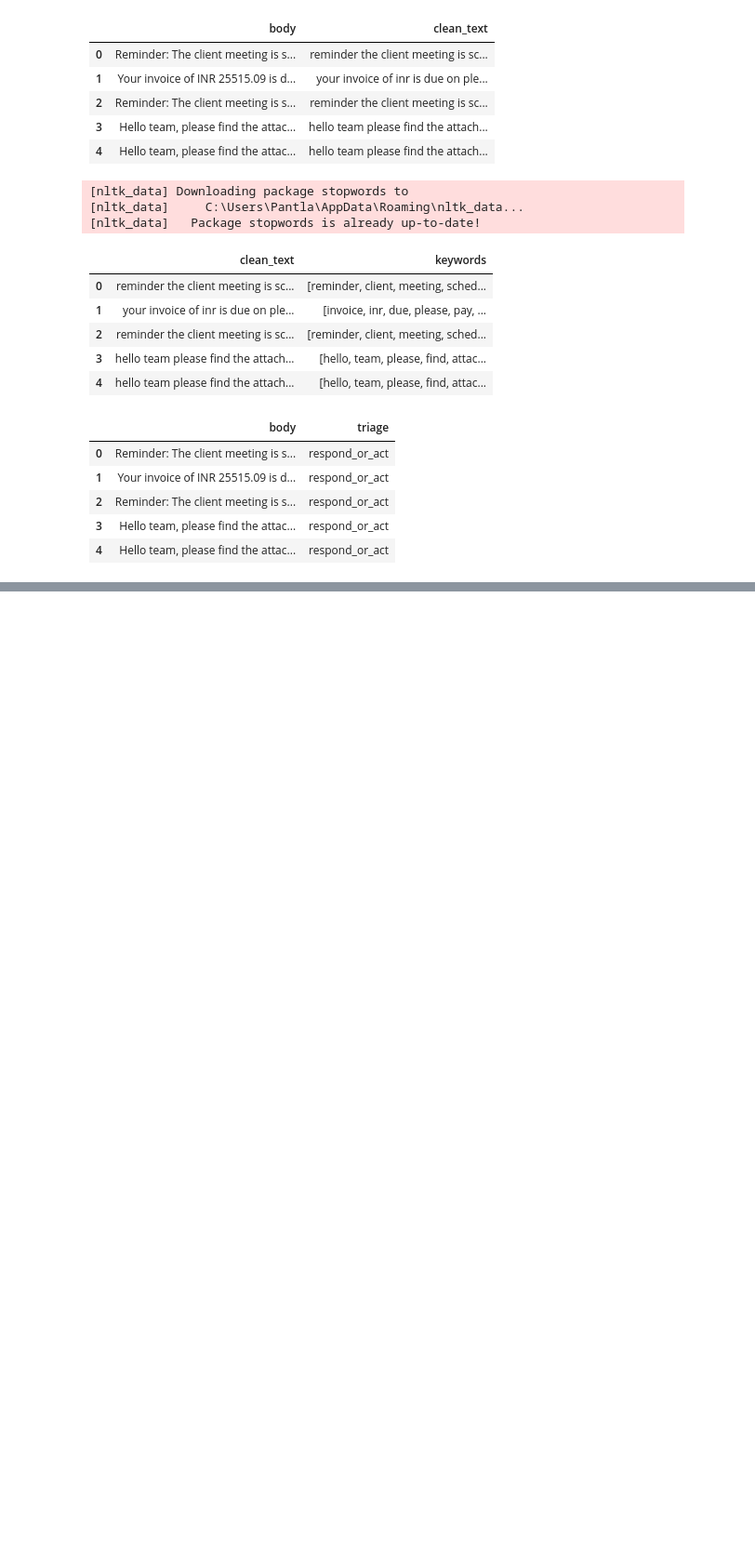
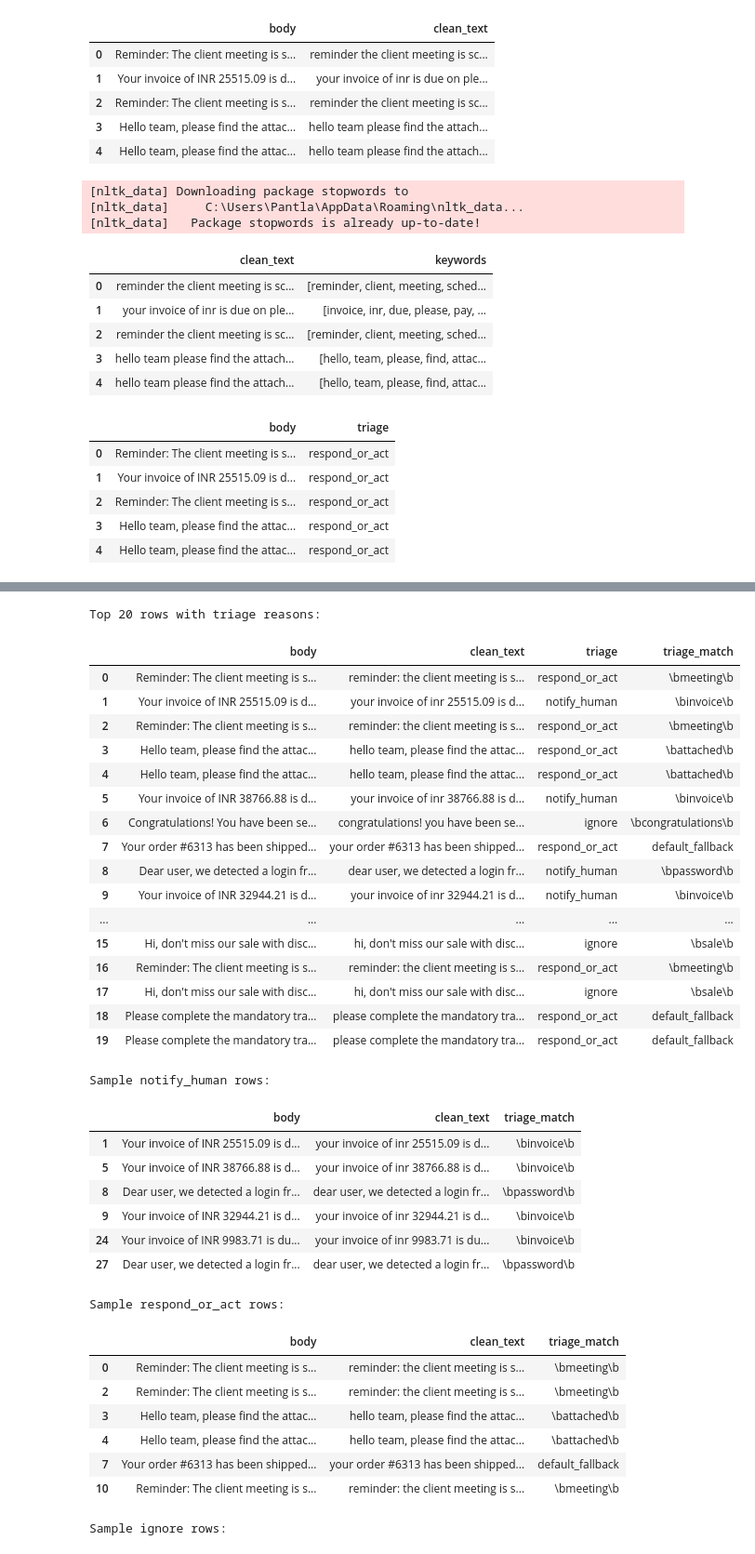
Before and after one commit to springboardmentor74219x/infosys-langgraph-email-assistant-group2, a Jupyter notebook: notebook/milestone1_template.ipynb, the cells around one changed output, grey strips where cells are left out. Shown at 93% size. Drawn from its saved outputs; the diff is of its cells as text; code cells hidden in the pictures; blank space fills up the shorter version.

Commit message:
Triage node template

```diff
--- a/notebook/milestone1_template.ipynb
+++ b/notebook/milestone1_template.ipynb
@@ -114,3 +114,14 @@ df[['body', 'triage']].head()
 | 4 | Hello team, please find the attac... | respond_or_act |
 # %%
 df.to_csv("../data/milestone1_output.csv", index=False)
+# %%
+# 1. Imports + load
+import pandas as pd
+import re
+from IPython.display import display
+
+# adjust path if needed
+CSV_PATH = "../data/sample_emails_with_triage_200.csv"
+df = pd.read_csv(CSV_PATH)
+print("Loaded rows:", len(df))
+display(df.head())
@@ -116,0 +136,16 @@ df.to_csv("../data/milestone1_output.csv", index=False)
+# %%
+# 2. Create a helpful cleaned text column
+# Keep words and meaningful tokens (remove only repeated whitespace and control chars)
+def make_clean_text(s):
+    if not isinstance(s, str):
+        return ""
+    s = s.strip()
+    # normalize spaces and lowercase
+    s = re.sub(r'\s+', ' ', s)
+    s = s.lower()
+    return s
+
+# prefer 'body' column; if not, try 'email_body' or 'subject'
+source_col = 'body' if 'body' in df.columns else ('email_body' if 'email_body' in df.columns else 'subject')
+df['clean_text'] = df[source_col].astype(str).apply(make_clean_text)
+display(df[[source_col,'clean_text']].head())
@@ -116,0 +215,50 @@ df.to_csv("../data/milestone1_output.csv", index=False)
+# %%
+# 5. Diagnostics — use this in live demo to show interns why each label was chosen
+print("Top 20 rows with triage reasons:")
+display(df[['body','clean_text','triage','triage_match']].head(20))
+
+# show a few sample rows where triage==notify_human for inspection
+print("\nSample notify_human rows:")
+display(df[df['triage']=='notify_human'][['body','clean_text','triage_match']].head(6))
+
+print("\nSample respond_or_act rows:")
+display(df[df['triage']=='respond_or_act'][['body','clean_text','triage_match']].head(6))
+
+print("\nSample ignore rows:")
+display(df[df['triage']=='ignore'][['body','clean_text','triage_match']].head(6))
+# %% [output]
+Top 20 rows with triage reasons:
+|  | body | clean_text | triage | triage_match |
+| 0 | Reminder: The client meeting is s... | reminder: the client meeting is s... | respond_or_act | \bmeeting\b |
+| 1 | Your invoice of INR 25515.09 is d... | your invoice of inr 25515.09 is d... | notify_human | \binvoice\b |
+| 2 | Reminder: The client meeting is s... | reminder: the client meeting is s... | respond_or_act | \bmeeting\b |
+| 3 | Hello team, please find the attac... | hello team, please find the attac... | respond_or_act | \battached\b |
+| 4 | Hello team, please find the attac... | hello team, please find the attac... | respond_or_act | \battached\b |
+| 5 | Your invoice of INR 38766.88 is d... | your invoice of inr 38766.88 is d... | notify_human | \binvoice\b |
+| 6 | Congratulations! You have been se... | congratulations! you have been se... | ignore | \bcongratulations\b |
+| 7 | Your order #6313 has been shipped... | your order #6313 has been shipped... | respond_or_act | default_fallback |
+| 8 | Dear user, we detected a login fr... | dear user, we detected a login fr... | notify_human | \bpassword\b |
+| 9 | Your invoice of INR 32944.21 is d... | your invoice of inr 32944.21 is d... | notify_human | \binvoice\b |
+| ... | ... | ... | ... | ... |
+| 15 | Hi, don't miss our sale with disc... | hi, don't miss our sale with disc... | ignore | \bsale\b |
+| 16 | Reminder: The client meeting is s... | reminder: the client meeting is s... | respond_or_act | \bmeeting\b |
+| 17 | Hi, don't miss our sale with disc... | hi, don't miss our sale with disc... | ignore | \bsale\b |
+| 18 | Please complete the mandatory tra... | please complete the mandatory tra... | respond_or_act | default_fallback |
+| 19 | Please complete the mandatory tra... | please complete the mandatory tra... | respond_or_act | default_fallback |
+Sample notify_human rows:
+|  | body | clean_text | triage_match |
+| 1 | Your invoice of INR 25515.09 is d... | your invoice of inr 25515.09 is d... | \binvoice\b |
+| 5 | Your invoice of INR 38766.88 is d... | your invoice of inr 38766.88 is d... | \binvoice\b |
+| 8 | Dear user, we detected a login fr... | dear user, we detected a login fr... | \bpassword\b |
+| 9 | Your invoice of INR 32944.21 is d... | your invoice of inr 32944.21 is d... | \binvoice\b |
+| 24 | Your invoice of INR 9983.71 is du... | your invoice of inr 9983.71 is du... | \binvoice\b |
+| 27 | Dear user, we detected a login fr... | dear user, we detected a login fr... | \bpassword\b |
+Sample respond_or_act rows:
+|  | body | clean_text | triage_match |
+| 0 | Reminder: The client meeting is s... | reminder: the client meeting is s... | \bmeeting\b |
+| 2 | Reminder: The client meeting is s... | reminder: the client meeting is s... | \bmeeting\b |
+| 3 | Hello team, please find the attac... | hello team, please find the attac... | \battached\b |
+| 4 | Hello team, please find the attac... | hello team, please find the attac... | \battached\b |
+| 7 | Your order #6313 has been shipped... | your order #6313 has been shipped... | default_fallback |
+| 10 | Reminder: The client meeting is s... | reminder: the client meeting is s... | \bmeeting\b |
+Sample ignore rows:
```
Also changed, not shown: parts of 5 cells of this notebook.
